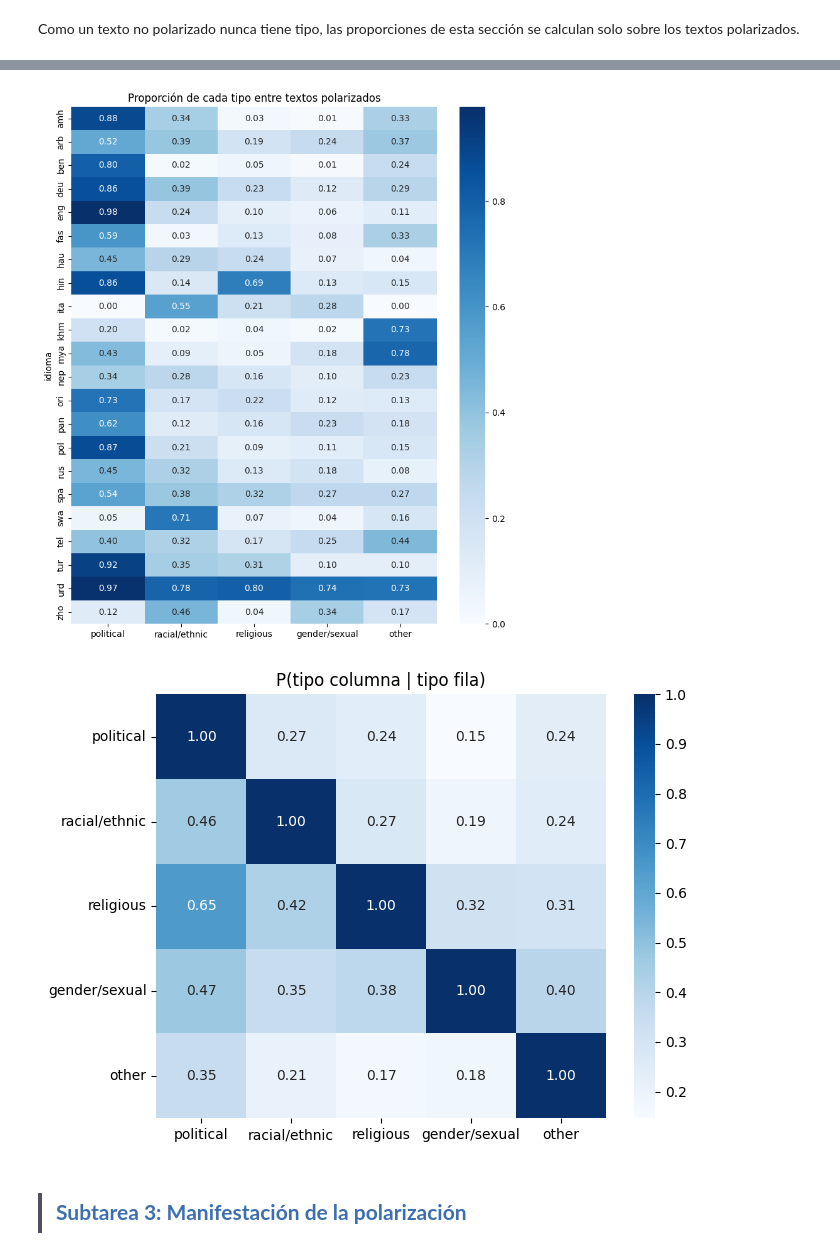
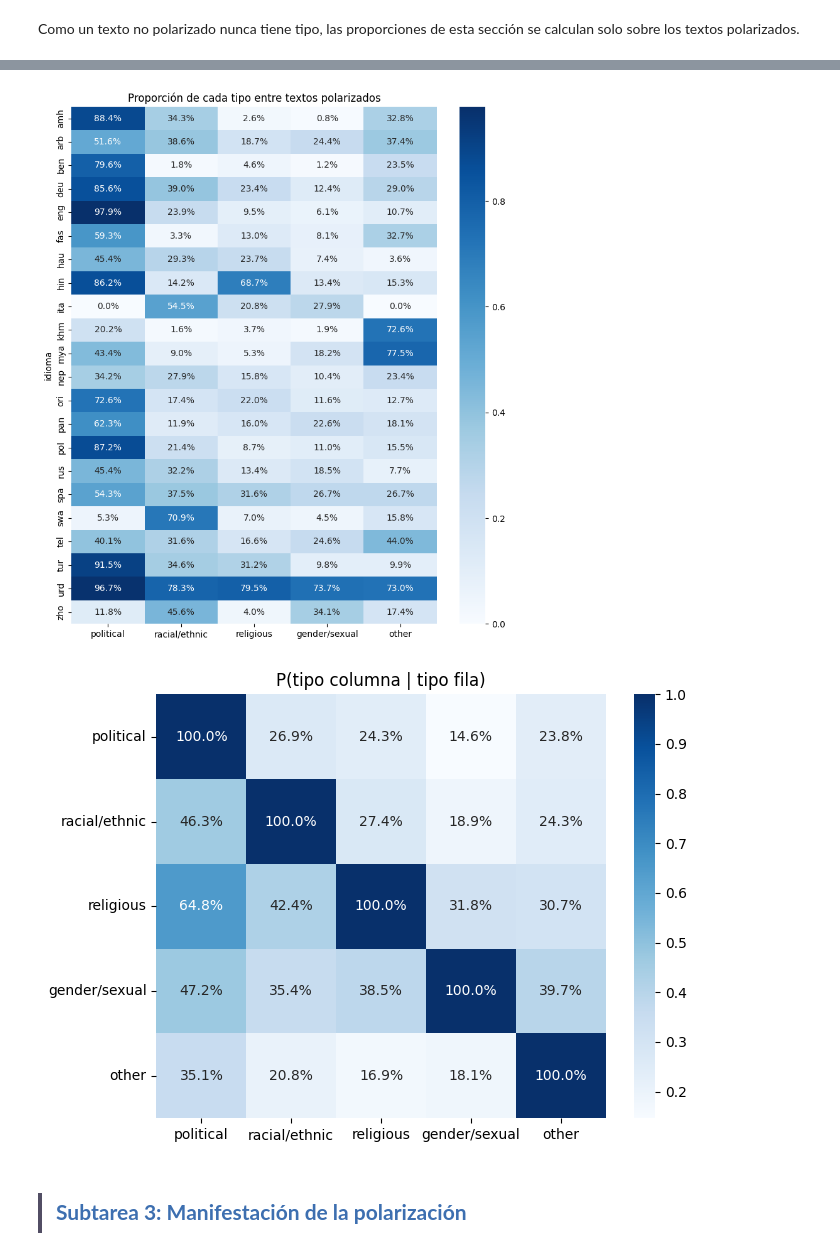
Before and after one commit to makore-0612/POLAR_DMMMOP_PLN, a Jupyter notebook: 1-analisis_exploratorio.ipynb, the cells around one changed output, grey strips where cells are left out. Cells and saved outputs as stored; diff of their text form; code cells hidden in the pictures.

```diff
--- a/1-analisis_exploratorio.ipynb
+++ b/1-analisis_exploratorio.ipynb
@@ -268,24 +273,24 @@ plt.show()
 # %%
 # Prevalencia de cada tipo por idioma
 plt.figure(figsize = (8, 9))
-sns.heatmap(si_pol.groupby('idioma')[tipos].mean(), annot = True, fmt = '.2f', cmap = 'Blues')
+sns.heatmap(si_pol.groupby('idioma')[tipos].mean(), annot = True, fmt = '.1%', cmap = 'Blues')
 plt.title('Proporción de cada tipo entre textos polarizados')
 plt.tight_layout()
 plt.show()
 # %% [output]
-[figure, old version]
+[figure, new version]
 # %%
 # Coocurrencia condicional: P(columna | fila)
 co_tipos = si_pol[tipos].T @ si_pol[tipos]
 co_tipos = co_tipos.div(np.diag(co_tipos), axis = 0)
 
 plt.figure(figsize = (7, 5))
-sns.heatmap(co_tipos, annot = True, fmt = '.2f', cmap = 'Blues')
+sns.heatmap(co_tipos, annot = True, fmt = '.1%', cmap = 'Blues')
 plt.title('P(tipo columna | tipo fila)')
 plt.tight_layout()
 plt.show()
 # %% [output]
-[figure, old version]
+[figure, new version]
 # %% [markdown]
 ## <div style="border-left:4px solid #524e64;padding:4px 0 6px 14px;margin:16px 0 6px 0;"><span style="color:#3D6FB0;font-size:21px;font-weight:700;">Subtarea 3: Manifestación de la polarización</span></div>
 # %% [markdown]
```
Also changed, not shown: parts of 6 cells of this notebook.
